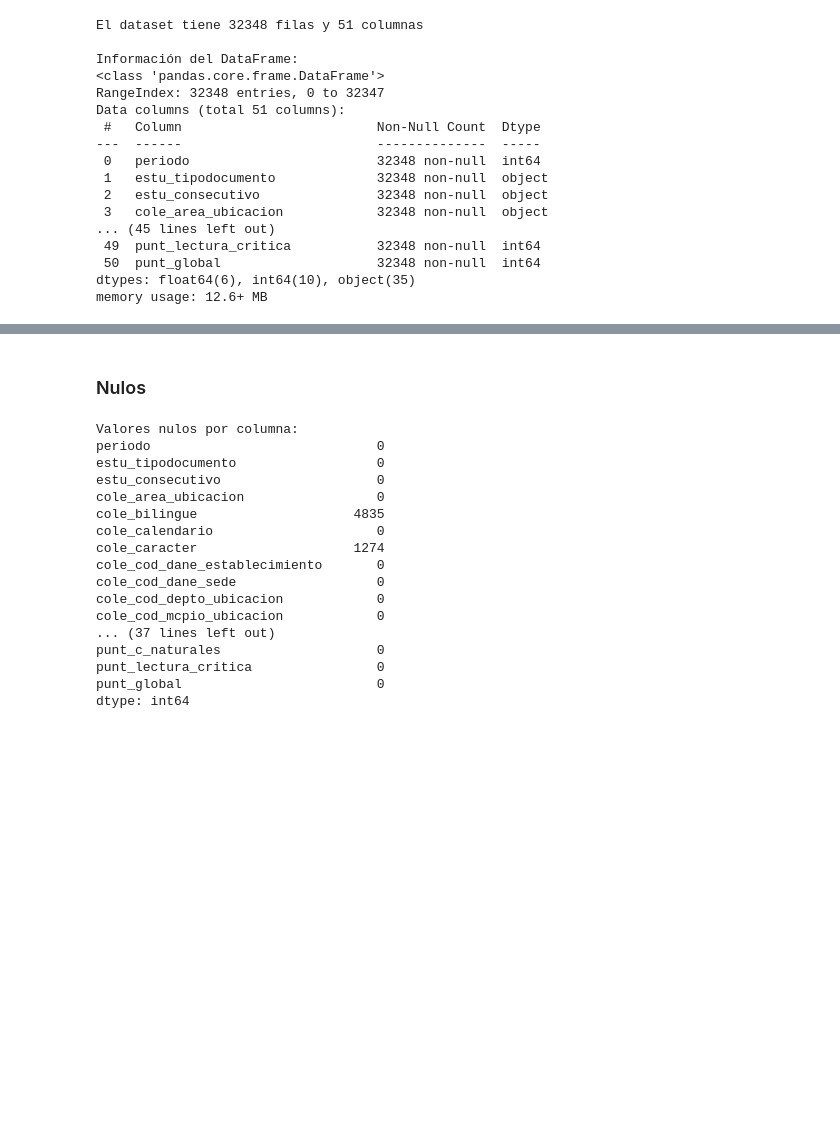
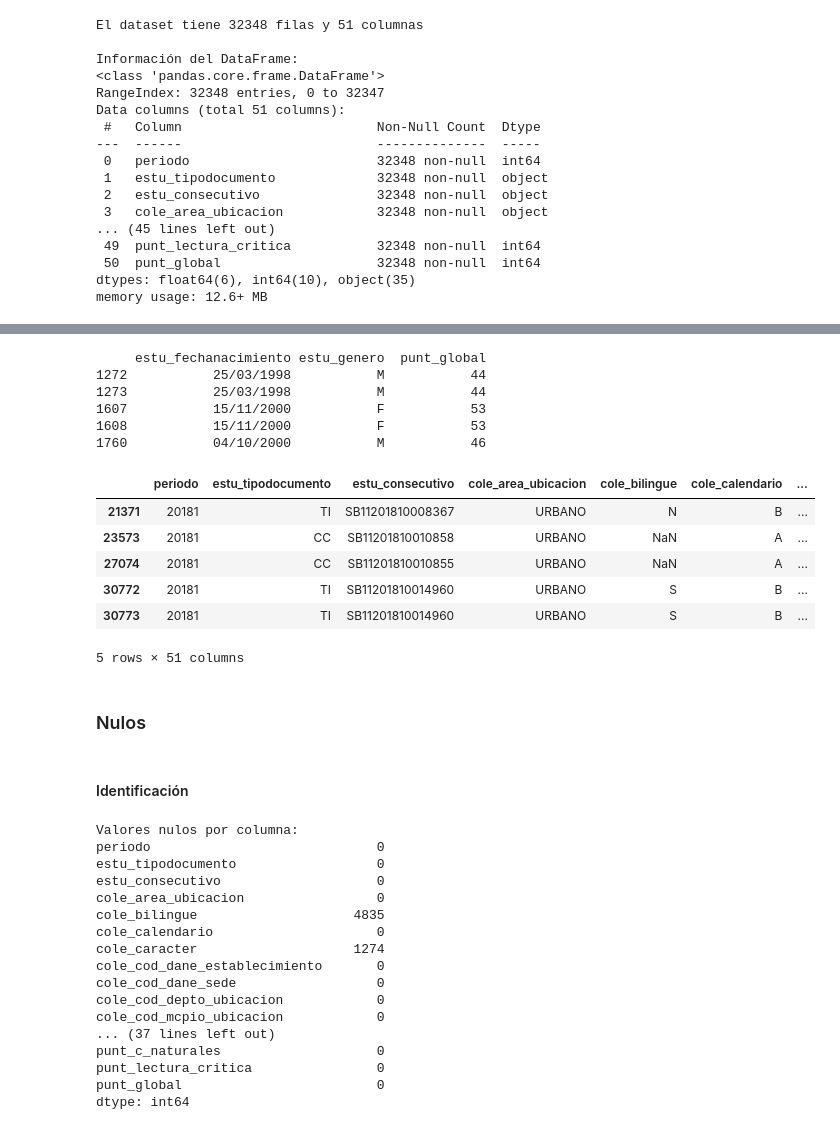
Before and after one commit to EstebanLN/Proyecto-2-Analitica-Computacional, a Jupyter notebook: Ingeniería_y_Análisis_de_Datos/Ingenieria_de_datos.ipynb, the cells around one changed output, grey strips where cells are left out. Cells and saved outputs as stored; diff of their text form; code cells hidden in the pictures; blank space fills up the shorter version.

```diff
--- a/Ingeniería_y_Análisis_de_Datos/Ingenieria_de_datos.ipynb
+++ b/Ingeniería_y_Análisis_de_Datos/Ingenieria_de_datos.ipynb
@@ -55,0 +60,2 @@ memory usage: 12.6+ MB
+# %%
+df_clean = df.copy()
@@ -55,0 +84,50 @@ memory usage: 12.6+ MB
+# %%
+# Filtrar registros del colegio problemático
+mask = df_clean['cole_nombre_establecimiento'] == 'INST SER INTERNACIONAL COMUNA 17'
+df_problem = df_clean[mask].copy()
+
+# Corregir desplazamiento (mover todas las columnas desde 'estu_fechanacimiento' una posición a la izquierda)
+columnas_desplazadas = [
+    'estu_fechanacimiento', 'estu_genero', 'estu_mcpio_presentacion',
+    'estu_mcpio_reside', 'estu_nacionalidad', 'estu_pais_reside',
+    'estu_privado_libertad', 'fami_cuartoshogar', 'fami_educacionmadre',
+    'fami_educacionpadre', 'fami_estratovivienda', 'fami_personashogar',
+    'fami_tieneautomovil', 'fami_tienecomputador', 'fami_tieneinternet',
+    'fami_tienelavadora', 'desemp_ingles']
+
+# Mover cada columna una posición a la izquierda
+for i in range(len(columnas_desplazadas) - 1):
+    df_problem[columnas_desplazadas[i]] = df_problem[columnas_desplazadas[i+1]]
+
+# # Asignar NaN a la última columna desplazada (punt_global ya no tiene dato original)
+# df_problem['punt_global'] = np.nan
+
+# Reemplazar los registros corregidos en el DataFrame original
+df_clean[mask] = df_problem
+
+# Verificar corrección
+print(df_clean[mask][['estu_fechanacimiento', 'estu_genero', 'punt_global']].head())
+# %% [output]
+     estu_fechanacimiento estu_genero  punt_global
+1272           25/03/1998           M           44
+1273           25/03/1998           M           44
+1607           15/11/2000           F           53
+1608           15/11/2000           F           53
+1760           04/10/2000           M           46
+# %%
+df_clean['estu_fechanacimiento'] = pd.to_datetime(
+    df_clean['estu_fechanacimiento'],
+    format='%d/%m/%Y',
+    errors='coerce'
+)
+# %%
+fechas_invalidas_df = df_clean[df_clean['estu_fechanacimiento'].isna()]
+fechas_invalidas_df.head()
+# %% [output]
+|  | periodo | estu_tipodocumento | estu_consecutivo | cole_area_ubicacion | cole_bilingue | cole_calendario | ... |
+| 21371 | 20181 | TI | SB11201810008367 | URBANO | N | B | ... |
+| 23573 | 20181 | CC | SB11201810010858 | URBANO | NaN | A | ... |
+| 27074 | 20181 | CC | SB11201810010855 | URBANO | NaN | A | ... |
+| 30772 | 20181 | TI | SB11201810014960 | URBANO | S | B | ... |
+| 30773 | 20181 | TI | SB11201810014960 | URBANO | S | B | ... |
+5 rows × 51 columns
@@ -56,5 +139,7 @@ memory usage: 12.6+ MB
 # %% [markdown]
 ### Nulos
+# %% [markdown]
+#### Identificación
 # %%
 nulos_por_columna = df.isnull().sum()
 print("Valores nulos por columna:")
```
Also changed, not shown: parts of 21 cells of this notebook, 1 other file.
